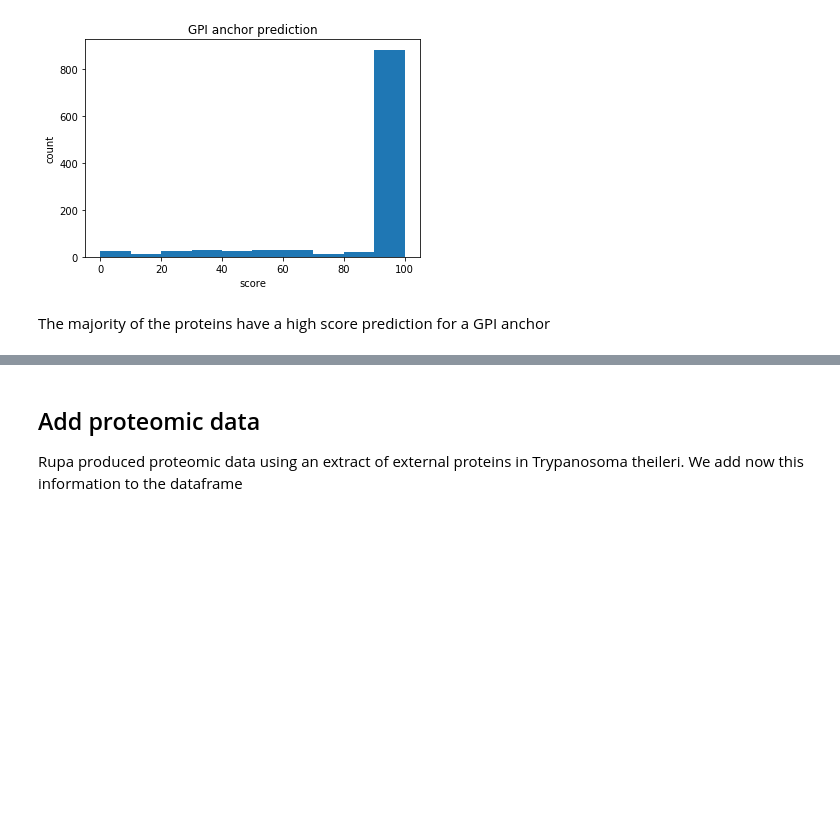
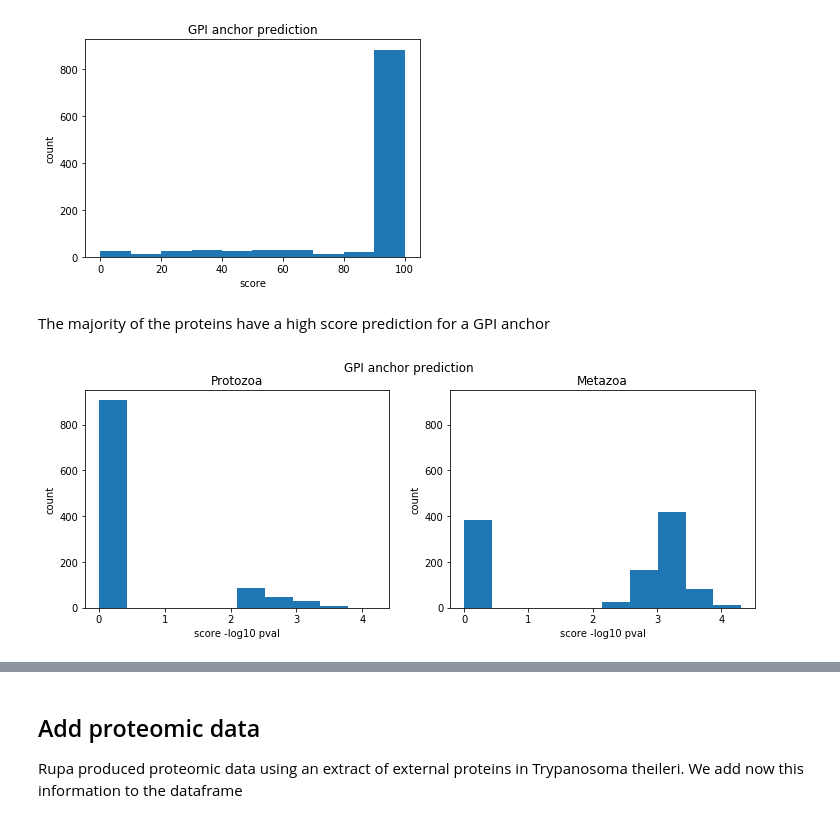
Before and after one commit to mtinti/mucin, a Jupyter notebook: Analysis_extracellular_proteome.ipynb, the cells around one changed output, grey strips where cells are left out. Saved outputs shown, nothing was run; the diff lists cells and outputs as text; code cells hidden in the pictures; blank space fills up the shorter version.

Commit message:
add big-pi prediction

```diff
--- a/Analysis_extracellular_proteome.ipynb
+++ b/Analysis_extracellular_proteome.ipynb
@@ -165,0 +207,17 @@ The majority of the proteins have a high score prediction for a GPI anchor
+# %%
+#less prediction from protozoa respect to metazoa?
+fig,axes = plt.subplots(nrows=1,ncols=2,figsize=(12,4))
+df["bigp_protozoa_score"].plot(kind='hist',ax=axes[0])
+axes[0].set_xlabel('score -log10 pval')
+axes[0].set_ylabel('count')
+axes[0].set_title('Protozoa')
+axes[0].set_ylim(0,950)
+df["bigp_metazoa_score"].plot(kind='hist',ax=axes[1])
+axes[1].set_xlabel('score -log10 pval')
+axes[1].set_ylabel('count')
+axes[1].set_title('Metazoa')
+axes[1].set_ylim(0,950)
+plt.suptitle('GPI anchor prediction')
+plt.show()
+# %% [output]
+[figure, added]
```
Also changed, not shown: parts of 8 cells of this notebook.
